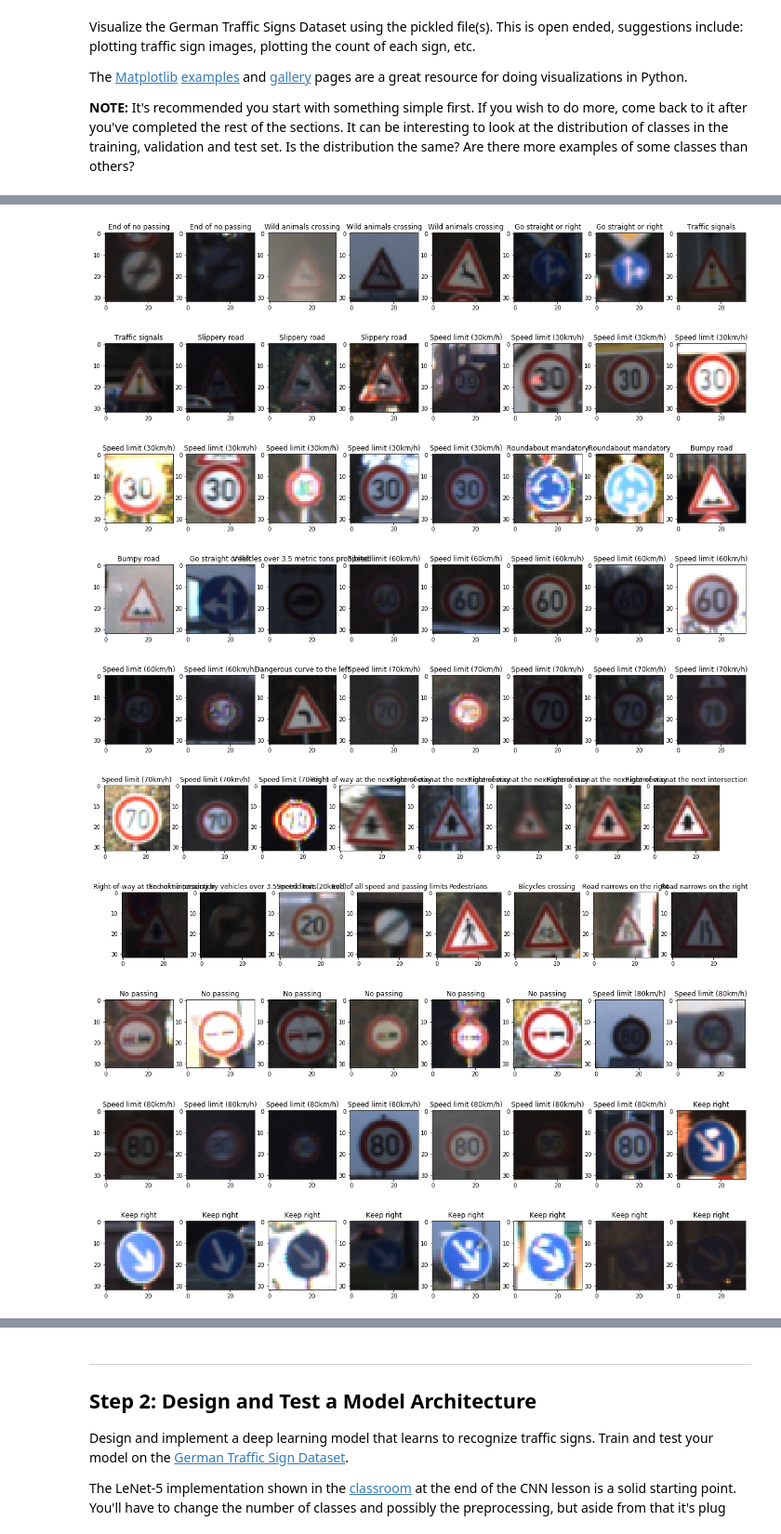
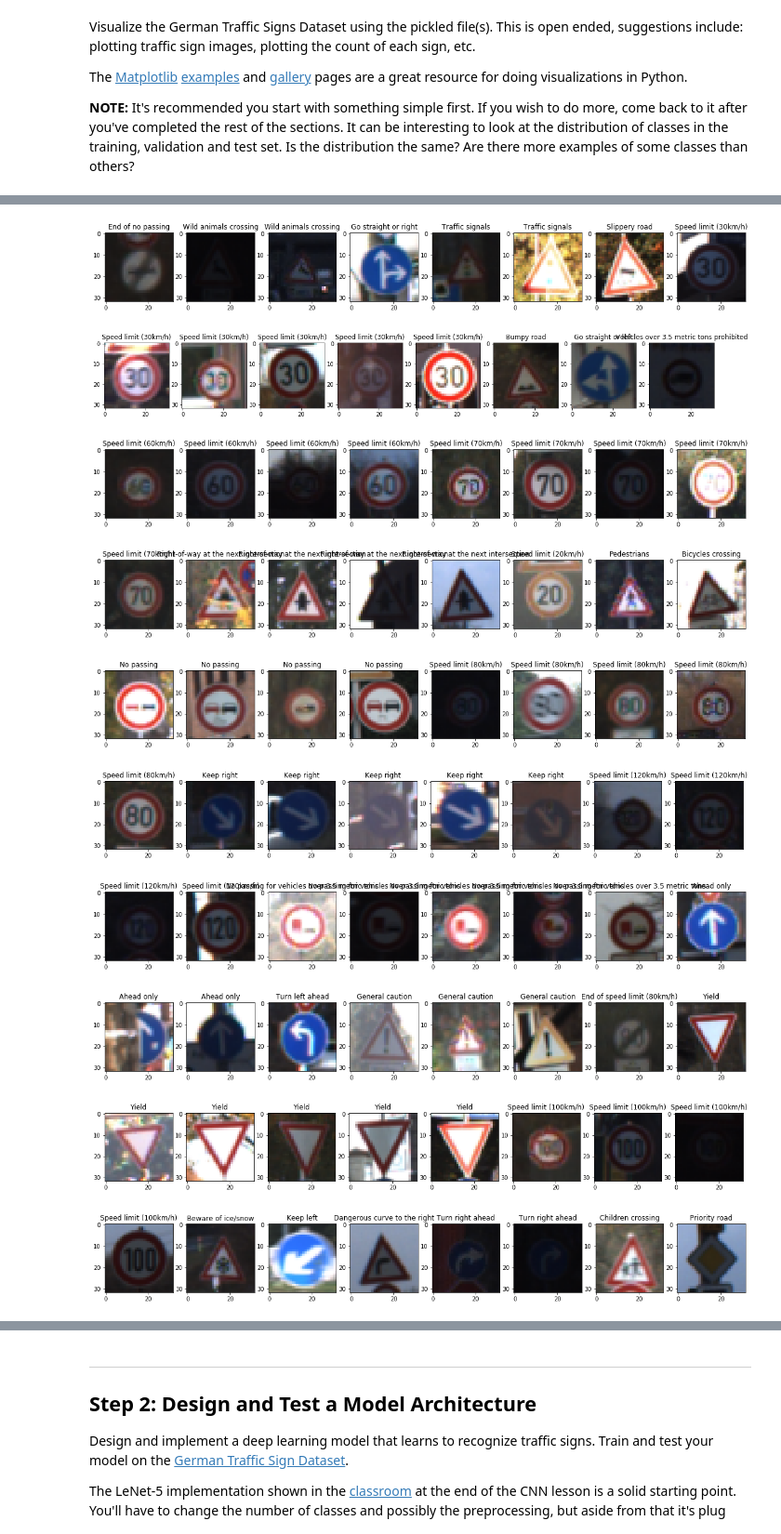
Before and after one commit to RenSilvaAU/CarND-Traffic-Sign-Classifier-Project, a Jupyter notebook: Traffic_Sign_Classifier.ipynb, the cells around one changed output, grey strips where cells are left out. Shown at 93% size. Cells and saved outputs as stored; diff of their text form; code cells hidden in the pictures.

```diff
--- a/Traffic_Sign_Classifier.ipynb
+++ b/Traffic_Sign_Classifier.ipynb
@@ -113,48 +124,52 @@ df_signs.head()
 # %%
 ### Data exploration visualization code goes here.
 ### Feel free to use as many code cells as needed.
 import matplotlib.pyplot as plt
+
 # Visualizations will be shown in the notebook.
 %matplotlib inline
 
-samples_to_show = 10
-step = 200
-length = X_train.shape[0]
-imgs_per_row = 8
-img_row_index = 1
-
-img_count = 0
+# max number of images to view
 max_images = 100
 
-for i in range(0,length,step):
+# other variables to help with visualisation
+imgs_per_row = 8
+
+step = n_train // max_images
+
+img_row_index = 1
+img_count = 0
+
+# iterate through images, skipping every {step} images
+for i in range(0,n_train,step):
 
     img, lbl = X_train[i], y_train[i]
 
     if img_row_index == 1:
         plt.figure(figsize=(20,10))
 
     plt.subplot(1,imgs_per_row,img_row_index)
     plt.title(sign_text(lbl))
     plt.imshow(img)
 
     if img_row_index >= imgs_per_row:
         plt.show()
         img_row_index = 1
     else:
         img_row_index += 1
 
 
     img_count += 1
     if img_count >= max_images:
         break
 # %% [output]
-[figure, old version]
+[figure, new version]
-[figure, old version]
+[figure, new version]
-[figure, old version]
+[figure, new version]
-[figure, old version]
+[figure, new version]
-[figure, old version]
+[figure, new version]
-[figure, old version]
+[figure, new version]
-[figure, old version]
+[figure, new version]
-[figure, old version]
+[figure, new version]
-[figure, old version]
+[figure, new version]
-[figure, old version]
+[figure, new version]
```
Also changed, not shown: parts of 19 cells of this notebook, 4 other files.
